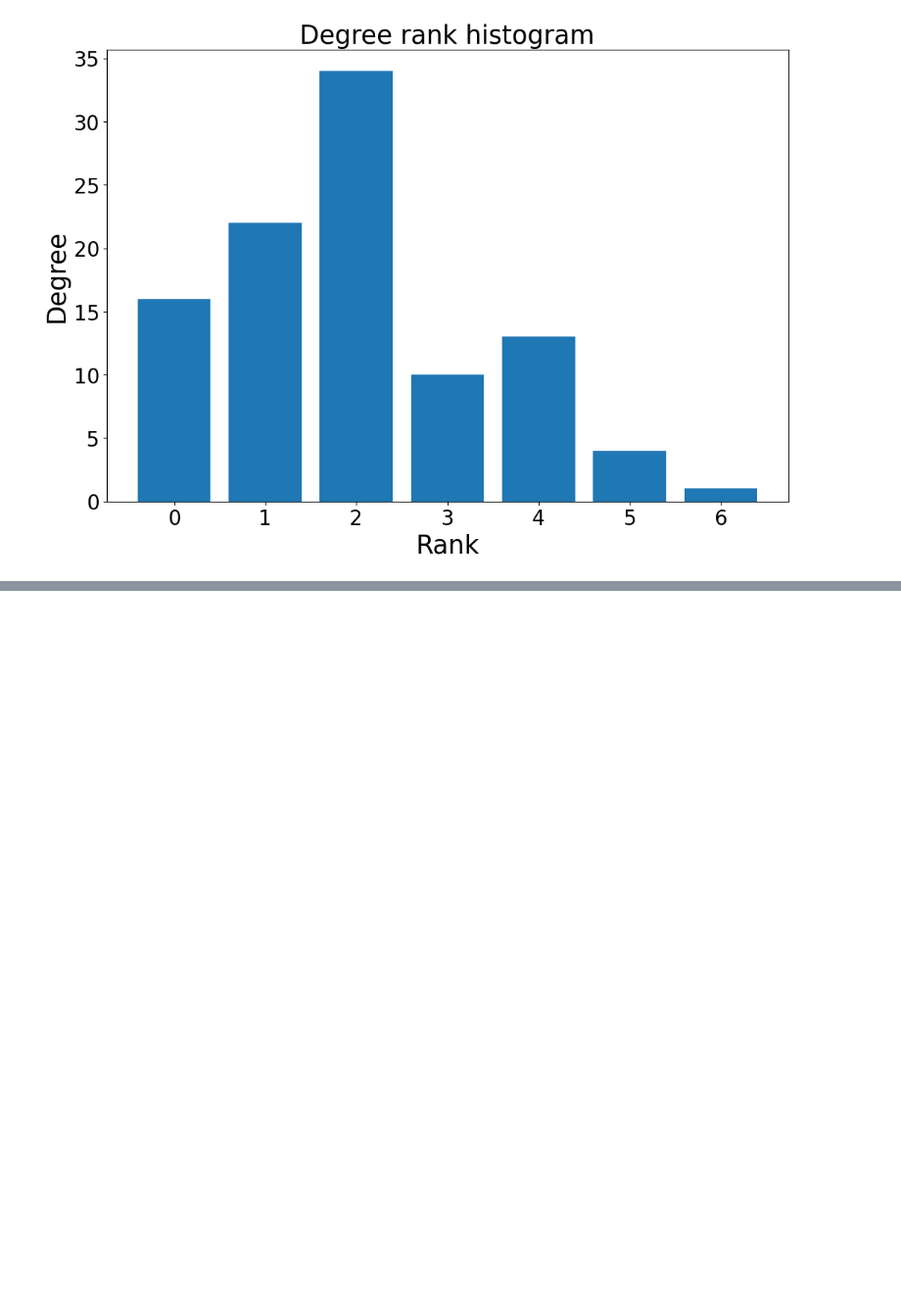
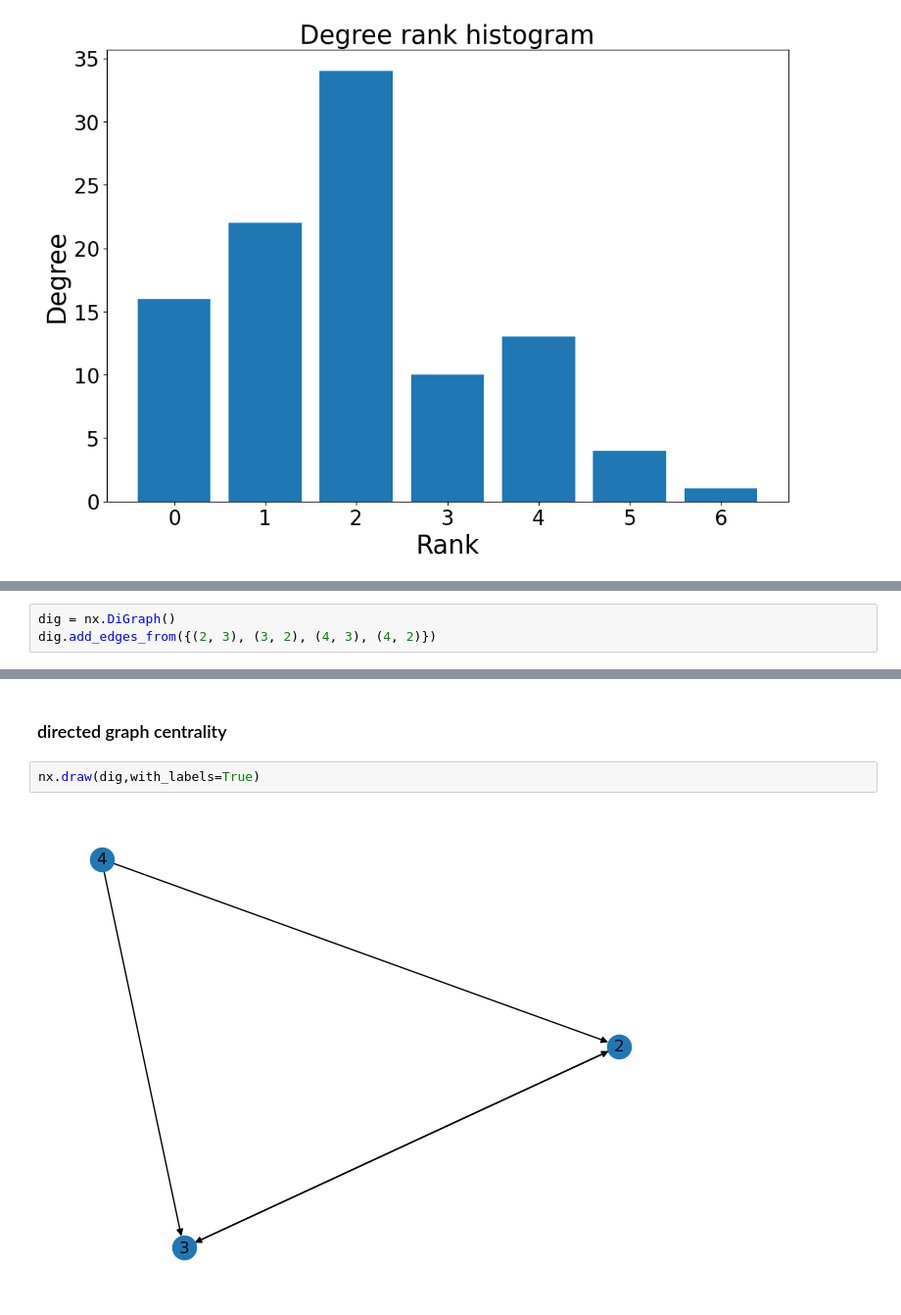
Before and after one commit to being12345/cs224w, a Jupyter notebook: feature.ipynb, the cells around one changed output, grey strips where cells are left out. Shown at 98% size. Drawn from its saved outputs; the diff is of its cells as text; blank space fills up the shorter version.

```diff
--- a/feature.ipynb
+++ b/feature.ipynb
@@ -91,0 +142,3 @@ plt.tick_params(labelsize=20)   # set x, y tick
+# %%
+dig = nx.DiGraph()
+dig.add_edges_from({(2, 3), (3, 2), (4, 3), (4, 2)})
@@ -91,0 +171,6 @@ plt.tick_params(labelsize=20)   # set x, y tick
+# %% [markdown]
+### directed graph centrality
+# %%
+nx.draw(dig,with_labels=True)
+# %% [output]
+[figure, added]
```
Also changed, not shown: parts of 36 cells of this notebook, 1 other file.
